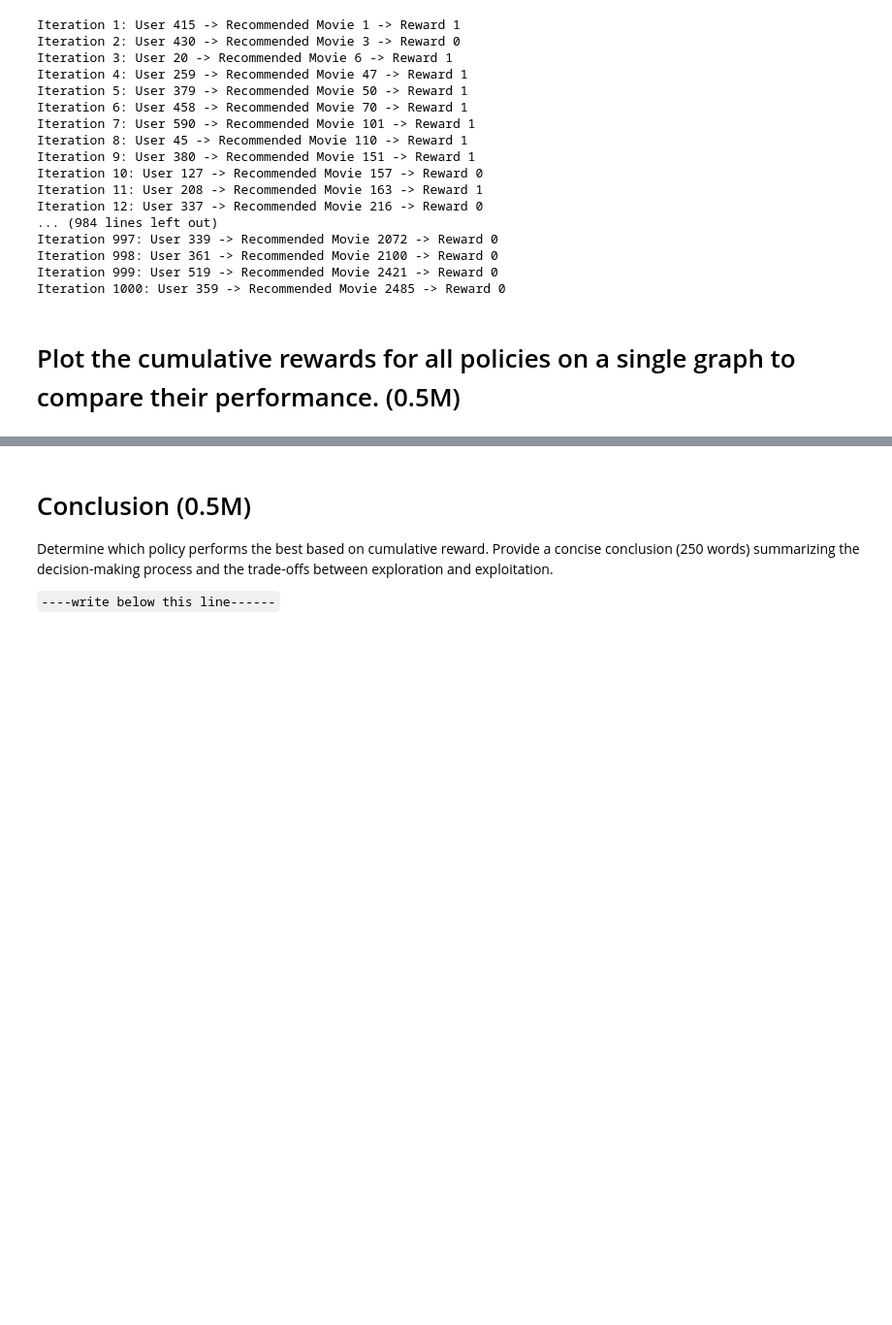
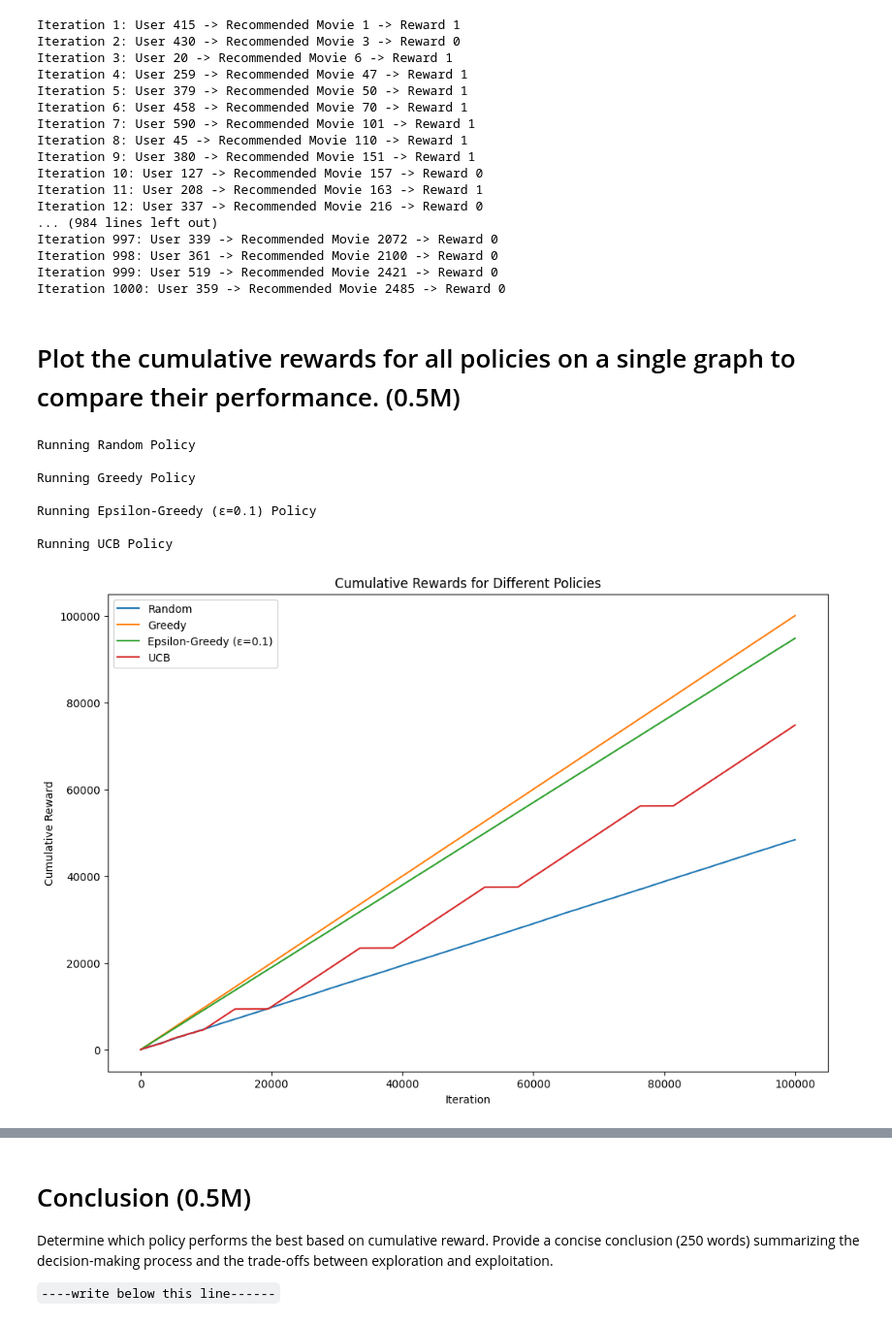
Before and after one commit to diliprc96/Multi_armed_Bandit, a Jupyter notebook: MAB_Assignment_1.ipynb, the cells around one changed output, grey strips where cells are left out. Shown at 97% size. Drawn from its saved outputs; the diff is of its cells as text; code cells hidden in the pictures; blank space fills up the shorter version.

Commit message:
Plot comparison of all policies

```diff
--- a/MAB_Assignment_1.ipynb
+++ b/MAB_Assignment_1.ipynb
@@ -423,7 +424,7 @@ class GreedyPolicy:
         self.env = env
         self.num_movies = env.num_movies
         # Initialize estimated rewards and interaction counts
-        self.estimated_rewards = {movie_id: 0 for movie_id in env.movie_ids}
+        self.estimated_rewards = {movie_id: 0.0 for movie_id in env.movie_ids}
         self.movie_interactions = {movie_id: 0 for movie_id in env.movie_ids}
 
     def recommend_movie(self, user_id):
@@ -610,6 +611,71 @@ Iteration 999: User 519 -> Recommended Movie 2421 -> Reward 0
 Iteration 1000: User 359 -> Recommended Movie 2485 -> Reward 0
 # %% [markdown]
 # Plot the cumulative rewards for all policies on a single graph to compare their performance. (0.5M)
+# %%
+#-----write your code below this line---------
+
+# To keep the comparison fair, I have choosen random user_ids in the same order for all the policies.
+def simulate(env, policy, user_ids, num_iterations=1000, seed = 96):
+    random.seed(seed)
+    cumulative_rewards = []
+    total_reward = 0
+
+    for i in range(num_iterations):
+        user_id = random.choice(user_ids)
+        recommended_movie = policy.recommend_movie(user_id)
+        reward = env.get_reward(user_id, recommended_movie)
+        policy.update_estimates(recommended_movie, reward)
+        total_reward += reward
+        cumulative_rewards.append(total_reward)
+        # print(f"Iteration {i+1}: User {user_id} -> Recommended Movie {recommended_movie} -> Reward {reward}")
+
+    return cumulative_rewards
+
+# Assuming that we have the policies already implemented and available as follows:
+random_policy = RandomPolicy(env)
+greedy_policy = GreedyPolicy(env)
+epsilon_greedy_policy = EpsilonGreedyPolicy(env, epsilon=0.1) #since epsilon 0.1 gave best results in the previous implementation, I have used epsilon 0.1
+ucb_policy = UCBPolicy(env)
+
+# Initialize environment and user IDs
+env = MovieEnvironment(df)
+user_ids = df['userId'].unique()
+num_iterations = 100000
+
+# Define the policies (placeholders)
+# Replace these with the actual policy implementations
+policies = {
+    "Random": random_policy,  # Replace with actual RandomPolicy instance
+    "Greedy": greedy_policy,  # Replace with actual GreedyPolicy instance
+    "Epsilon-Greedy (ε=0.1)": epsilon_greedy_policy,  # Replace with actual EpsilonGreedyPolicy instance
+    "UCB": ucb_policy  # Replace with actual UCBPolicy instance
+}
+
+cumulative_rewards = {}
+
+for policy_name, policy in policies.items():
+    print(f"\nRunning {policy_name} Policy")
+    cumulative_rewards[policy_name] = simulate(env, policy, user_ids, num_iterations)
+
+# Plot the cumulative rewards for all policies
+plt.figure(figsize=(12, 8))
+for policy_name, rewards in cumulative_rewards.items():
+    plt.plot(rewards, label=policy_name)
+
+plt.title("Cumulative Rewards for Different Policies")
+plt.xlabel("Iteration")
+plt.ylabel("Cumulative Reward")
+plt.legend()
+plt.show()
+# %% [output]
+Running Random Policy
+
+Running Greedy Policy
+
+Running Epsilon-Greedy (ε=0.1) Policy
+
+Running UCB Policy
+[figure, added]
 # %%
 #-----write your code below this line---------
 
```
Also changed, not shown: parts of 2 cells of this notebook.
